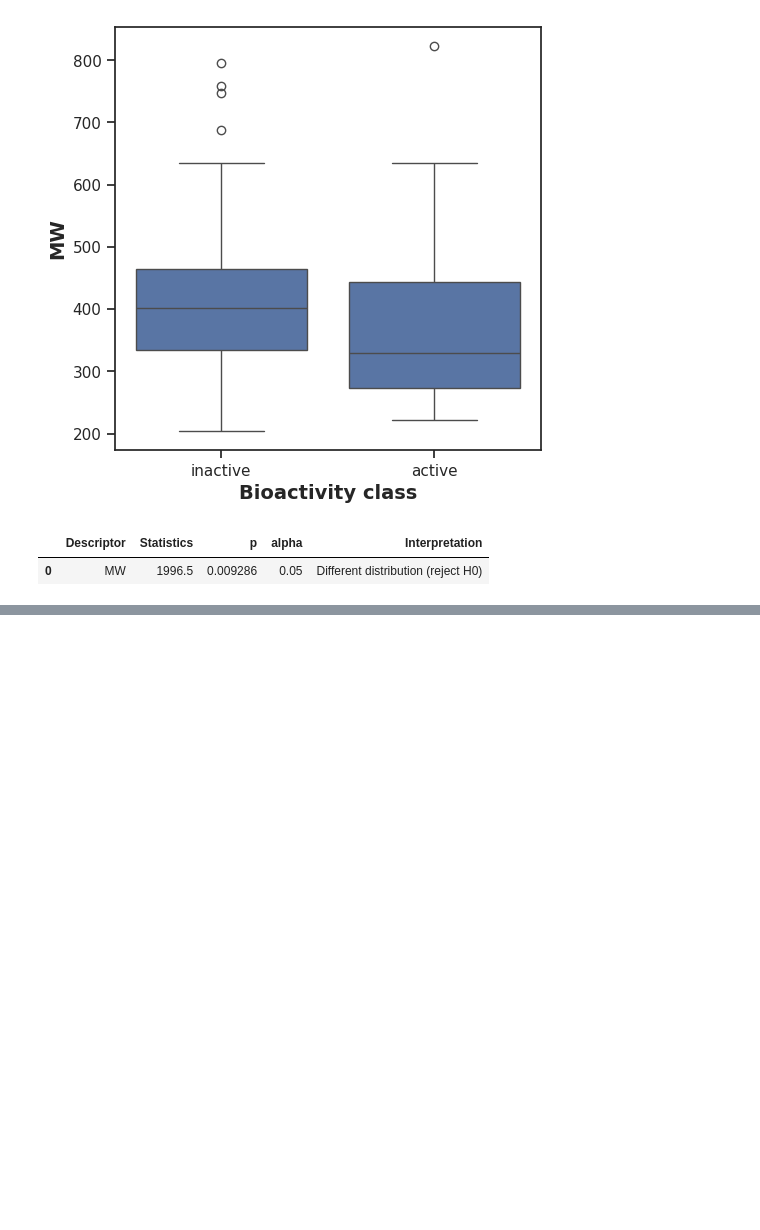
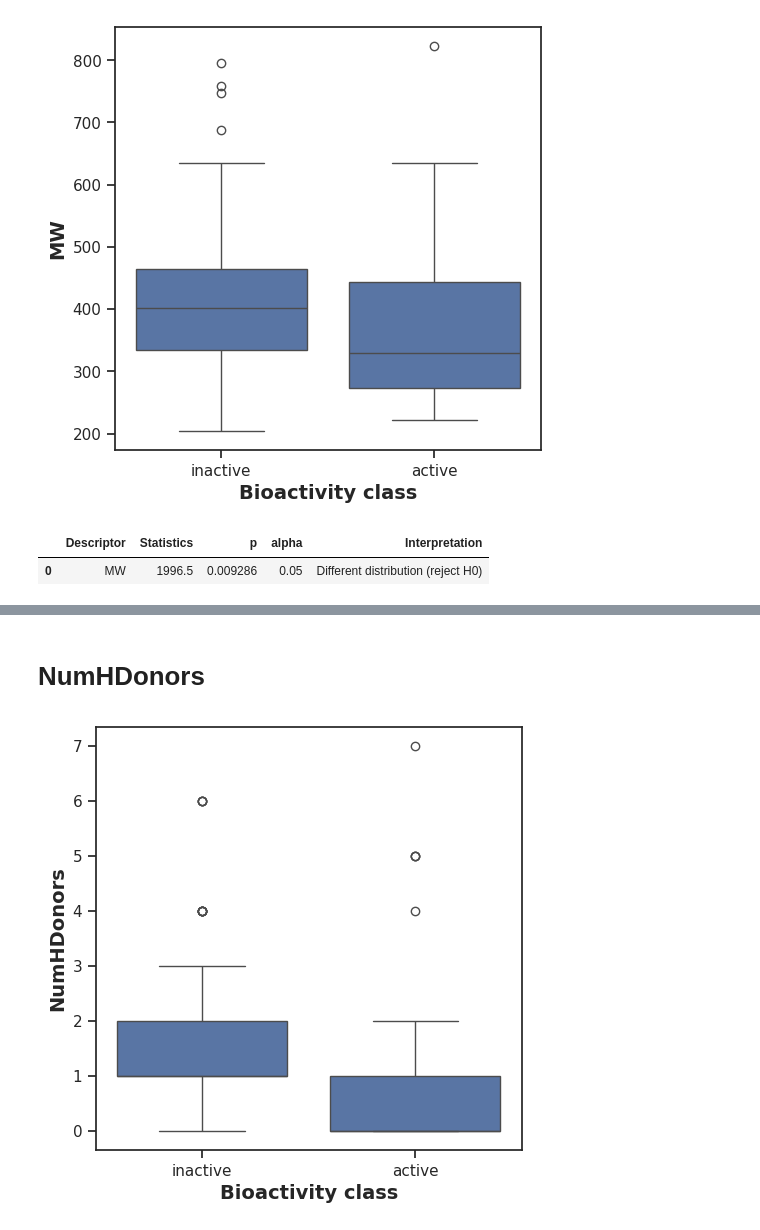
Before and after one commit to Ebratul/Bioinformatics, a Jupyter notebook: python/ML_Part_01.ipynb, the cells around one changed output, grey strips where cells are left out. Drawn from its saved outputs; the diff is of its cells as text; code cells hidden in the pictures; blank space fills up the shorter version.

```diff
--- a/python/ML_Part_01.ipynb
+++ b/python/ML_Part_01.ipynb
@@ -665,0 +734,12 @@ manwhitney('MW')
+# %% [markdown]
+# NumHDonors
+# %%
+plt.figure(figsize=(5.5,5.5))
+sns.boxplot(x = 'bioactivity_class', y = 'NumHDonors', data = df_2class)
+
+plt.xlabel('Bioactivity class', fontsize = 14, fontweight = 'bold')
+plt.ylabel('NumHDonors', fontsize = 14, fontweight = 'bold')
+plt.savefig('plot_NumHDonors.pdf')
+plt.show()
+# %% [output]
+[figure, added]
```
Also changed, not shown: parts of 41 cells of this notebook.
